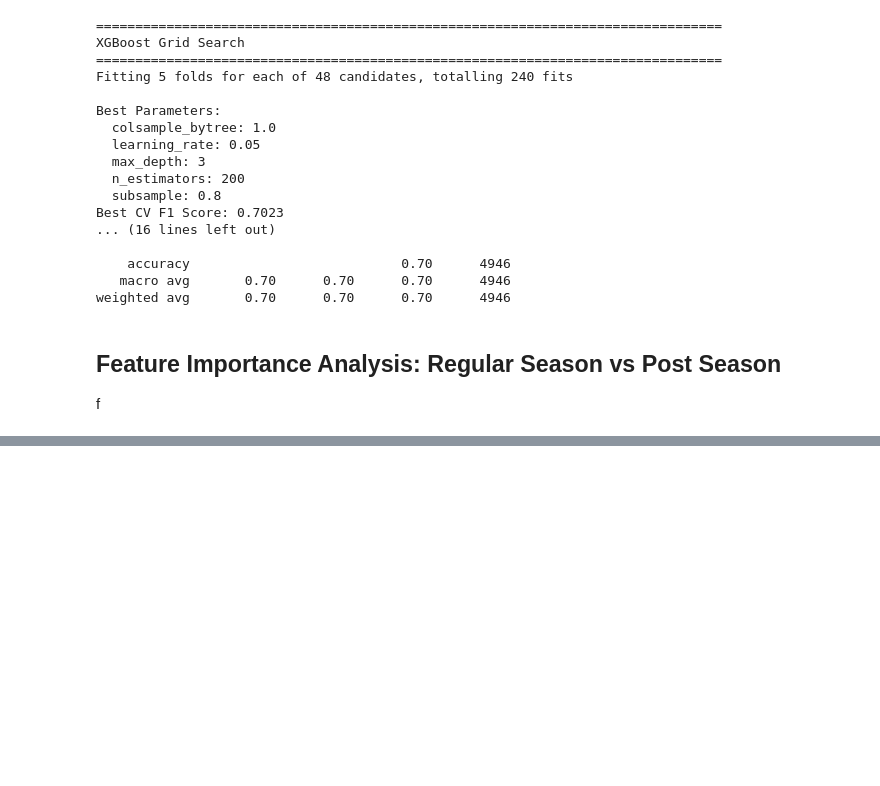
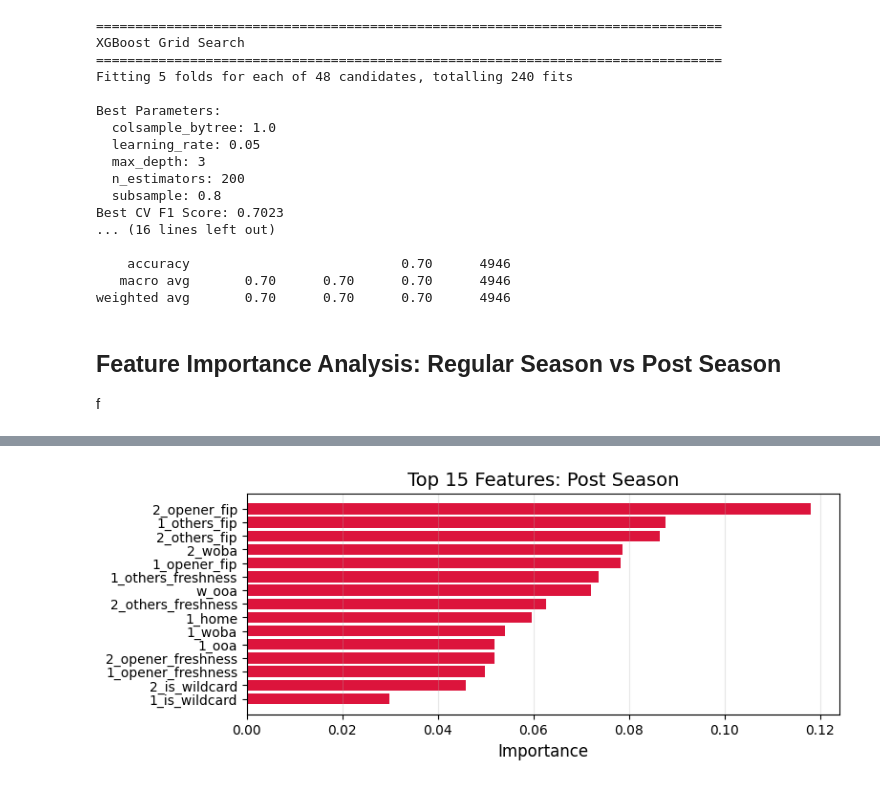
Before and after one commit to jackdpond/snare_algo, a Jupyter notebook: MLB_algo.ipynb, the cells around one changed output, grey strips where cells are left out. Saved outputs shown, nothing was run; the diff lists cells and outputs as text; code cells hidden in the pictures; blank space fills up the shorter version.

```diff
--- a/MLB_algo.ipynb
+++ b/MLB_algo.ipynb
@@ -500,0 +489,21 @@ feature importance
+# %%
+top_postseason = feature_importance_postseason.head(top_n)
+plt.figure(figsize=(8, 3))
+
+plt.barh(range(len(top_postseason)), top_postseason['importance'], color='crimson')
+
+# Set tick positions AND their labels in one call
+plt.yticks(
+    range(len(top_postseason)),
+    top_postseason['feature']
+)
+
+plt.xlabel('Importance', fontsize=12)
+plt.title(f'Top {top_n} Features: Post Season', fontsize=14)
+
+plt.gca().invert_yaxis()   # invert y-axis using the current axis
+plt.grid(axis='x', alpha=0.3)
+
+plt.savefig("Paper/figures/features_importance.pdf", bbox_inches="tight")
+# %% [output]
+[figure, added]
```
Also changed, not shown: parts of 7 cells of this notebook, 5 other files.
